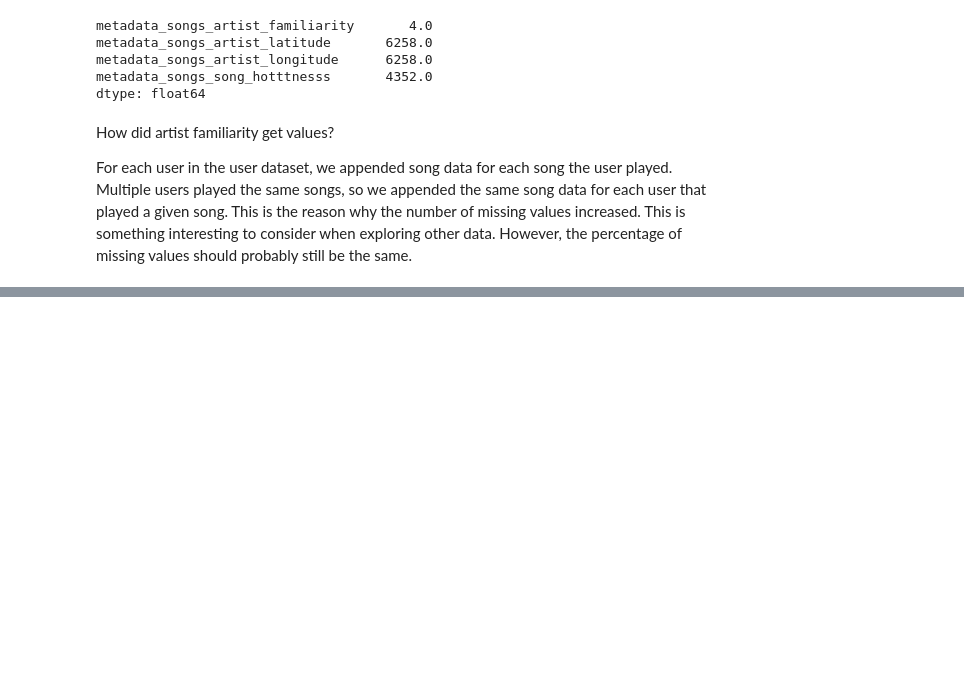
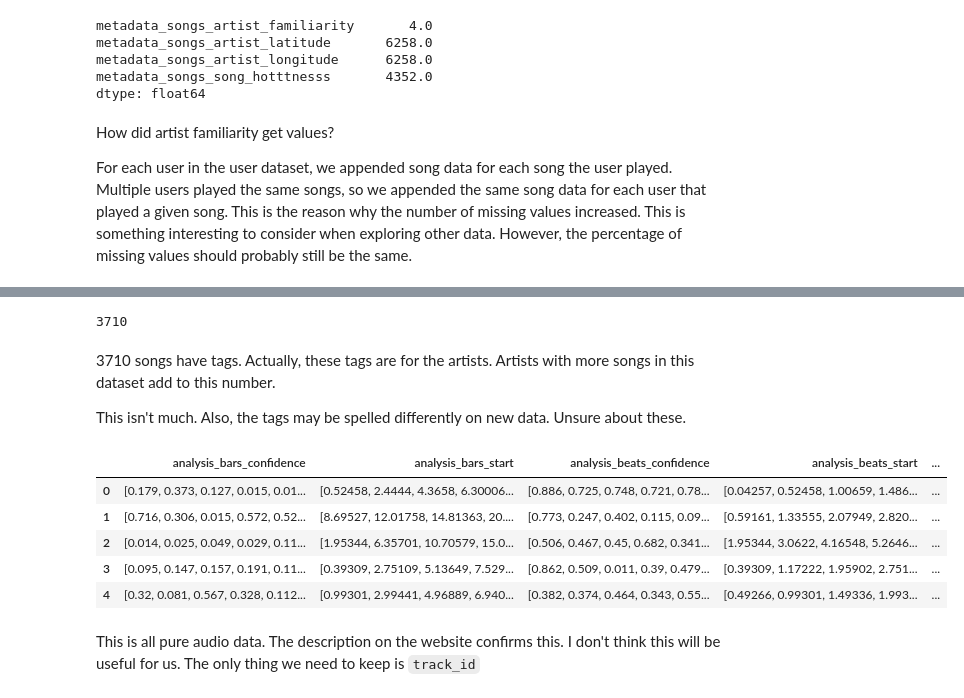
Before and after one commit to skhatri-28/Song-Recommendation-System-Project, a Jupyter notebook: notebooks/preprocessing.ipynb, the cells around one changed output, grey strips where cells are left out. Cells and saved outputs as stored; diff of their text form; code cells hidden in the pictures; blank space fills up the shorter version.

```diff
--- a/notebooks/preprocessing.ipynb
+++ b/notebooks/preprocessing.ipynb
@@ -33,0 +196,26 @@ For each user in the user dataset, we appended song data for each song the user
+# %%
+# How many songs have any tags?
+
+songs_w_tags = 0
+for array in mb_tags:
+    if ( len(array) > 0 ):
+        songs_w_tags += 1
+songs_w_tags
+# %% [output]
+3710
+# %% [markdown]
+3710 songs have tags. Actually, these tags are for the artists. Artists with more songs in this dataset add to this number.
+
+This isn't much. Also, the tags may be spelled differently on new data. Unsure about these.
+# %%
+df_obj_anal = df_obj[[col for col in df_obj if col.startswith('analysis')]]
+df_obj_anal.head()
+# %% [output]
+|  | analysis_bars_confidence | analysis_bars_start | analysis_beats_confidence | analysis_beats_start | ... |
+| 0 | [0.179, 0.373, 0.127, 0.015, 0.01... | [0.52458, 2.4444, 4.3658, 6.30006... | [0.886, 0.725, 0.748, 0.721, 0.78... | [0.04257, 0.52458, 1.00659, 1.486... | ... |
+| 1 | [0.716, 0.306, 0.015, 0.572, 0.52... | [8.69527, 12.01758, 14.81363, 20.... | [0.773, 0.247, 0.402, 0.115, 0.09... | [0.59161, 1.33555, 2.07949, 2.820... | ... |
+| 2 | [0.014, 0.025, 0.049, 0.029, 0.11... | [1.95344, 6.35701, 10.70579, 15.0... | [0.506, 0.467, 0.45, 0.682, 0.341... | [1.95344, 3.0622, 4.16548, 5.2646... | ... |
+| 3 | [0.095, 0.147, 0.157, 0.191, 0.11... | [0.39309, 2.75109, 5.13649, 7.529... | [0.862, 0.509, 0.011, 0.39, 0.479... | [0.39309, 1.17222, 1.95902, 2.751... | ... |
+| 4 | [0.32, 0.081, 0.567, 0.328, 0.112... | [0.99301, 2.99441, 4.96889, 6.940... | [0.382, 0.374, 0.464, 0.343, 0.55... | [0.49266, 0.99301, 1.49336, 1.993... | ... |
+# %% [markdown]
+This is all pure audio data. The description on the website confirms this. I don't think this will be useful for us. The only thing we need to keep is `track_id`
```
Also changed, not shown: parts of 32 cells of this notebook.
